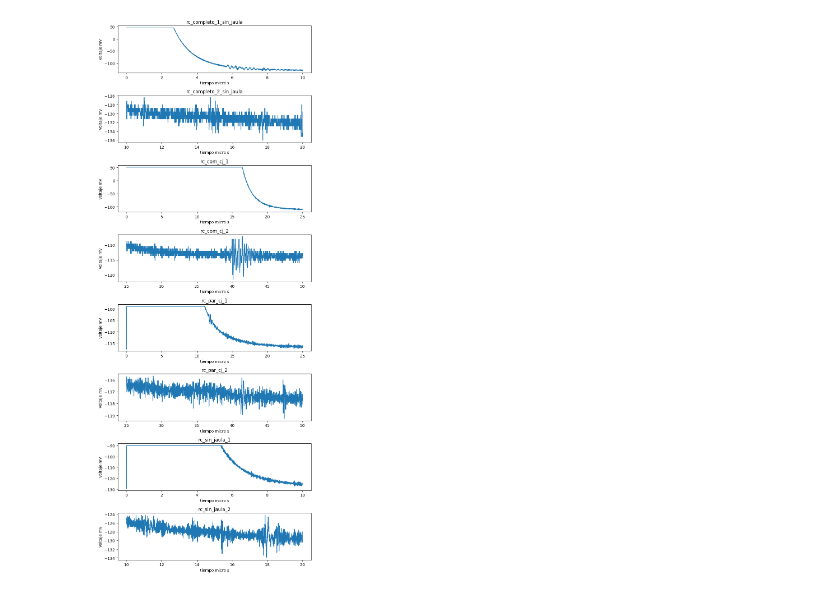
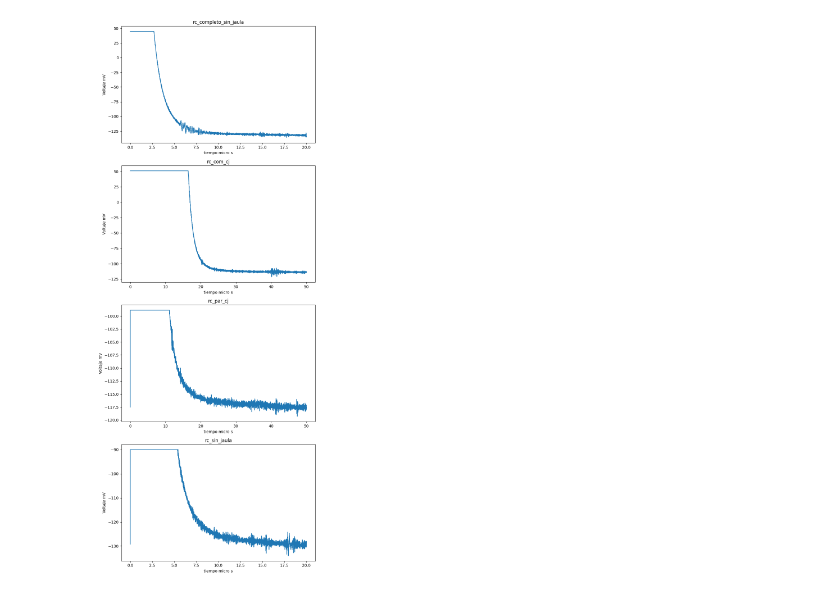
Before and after one commit to Jesus-Gamboa/Experimental_IV, a Jupyter notebook: Proyecto final/Analisis_de_datos.ipynb, the cells around one changed output. Drawn from its saved outputs; the diff is of its cells as text; code cells hidden in the pictures.

```diff
--- a/Proyecto final/Analisis_de_datos.ipynb
+++ b/Proyecto final/Analisis_de_datos.ipynb
@@ -18,26 +18,50 @@ for archivo in Path("data/rc_data").glob("*.xls"):
     header=None
 )
 # %%
-n = len(dfs)
+n = int(len(dfs)/2)
 fig, ax = plt.subplots(n,1, figsize = (8,20))
 
 i = 0
+
+t_rc = []
+f_rc = []
+
 for clave, df in dfs.items():
    delta_t = to_numeric(df.iloc[5,1].replace("uS", "").strip())
-   ax[i].set_title(clave)
-   t = (
-      df.iloc[10:,0]*delta_t
-   )
 
-   f = (
-      df.iloc[10:,1]
-   )
-   ax[i].set_xlabel('tiempo micro s')
-   ax[i].set_ylabel('Voltaje mV')
-   ax[i].plot(t,f)
+   if i%2 == 0:
+
+      t1 = (
+         df.iloc[10:,0]*delta_t
+      ).to_numpy()
+
+      f1 = (
+         df.iloc[10:,1]
+      ).to_numpy()
+   else:
+      k= int(i / 2)
+      t2 = (
+         df.iloc[10:,0]*delta_t
+      ).to_numpy()
+
+      f2 = (
+         df.iloc[10:,1]
+      ).to_numpy()
+
+      t =np.concatenate((t1,t2), axis = 0)
+      f =np.concatenate((f1,f2), axis = 0)
+
+      t_rc.append(t)
+      f_rc.append(f)
+
+      clave = clave.replace("_2", "")
+      ax[k].set_title(clave)
+      ax[k].set_xlabel('tiempo micro s')
+      ax[k].set_ylabel('Voltaje mV')
+      ax[k].plot(t,f)
    i+=1
 # Ajustar el espaciado entre subplots
 plt.tight_layout()
 plt.show()
 # %% [output]
-[figure, old version]
+[figure, new version]
```
Also changed, not shown: parts of 10 cells of this notebook.
